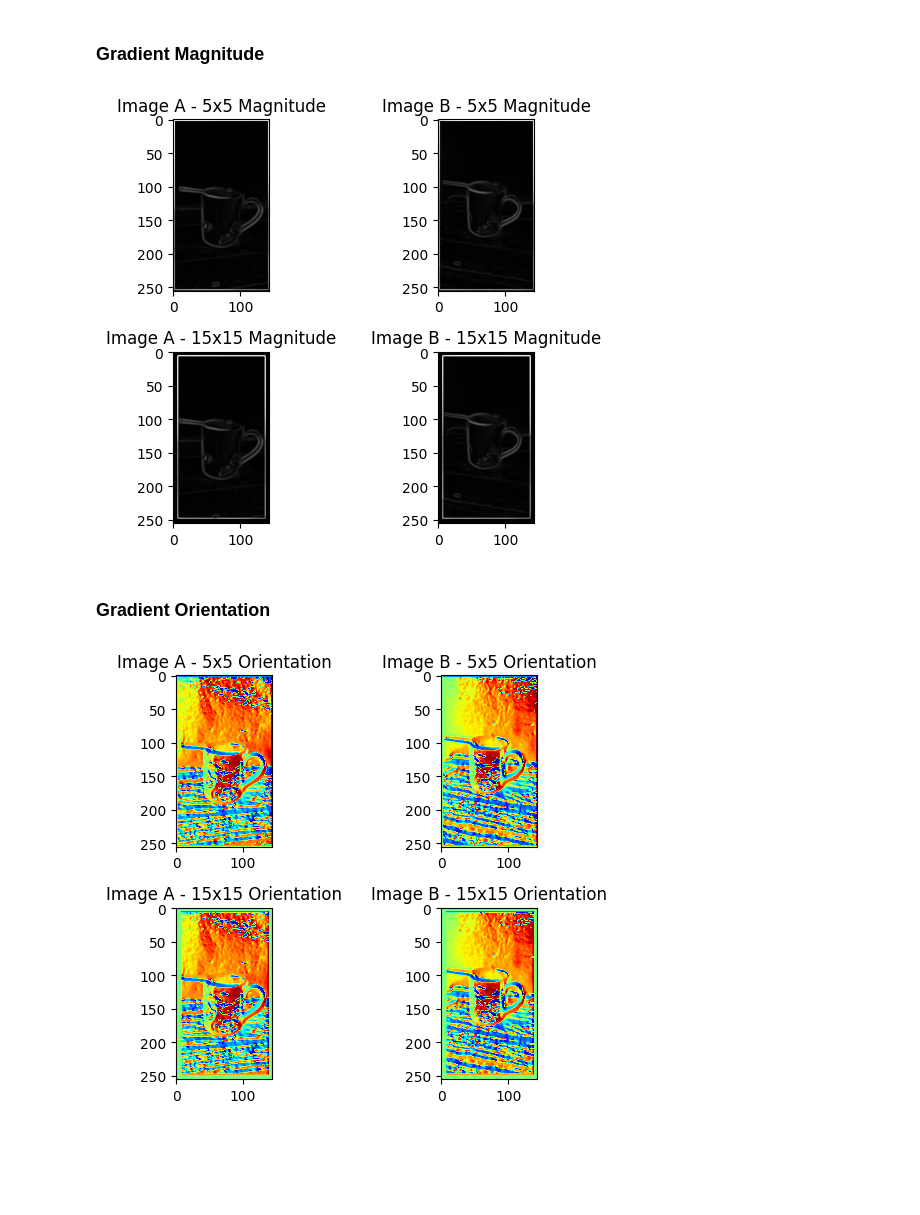
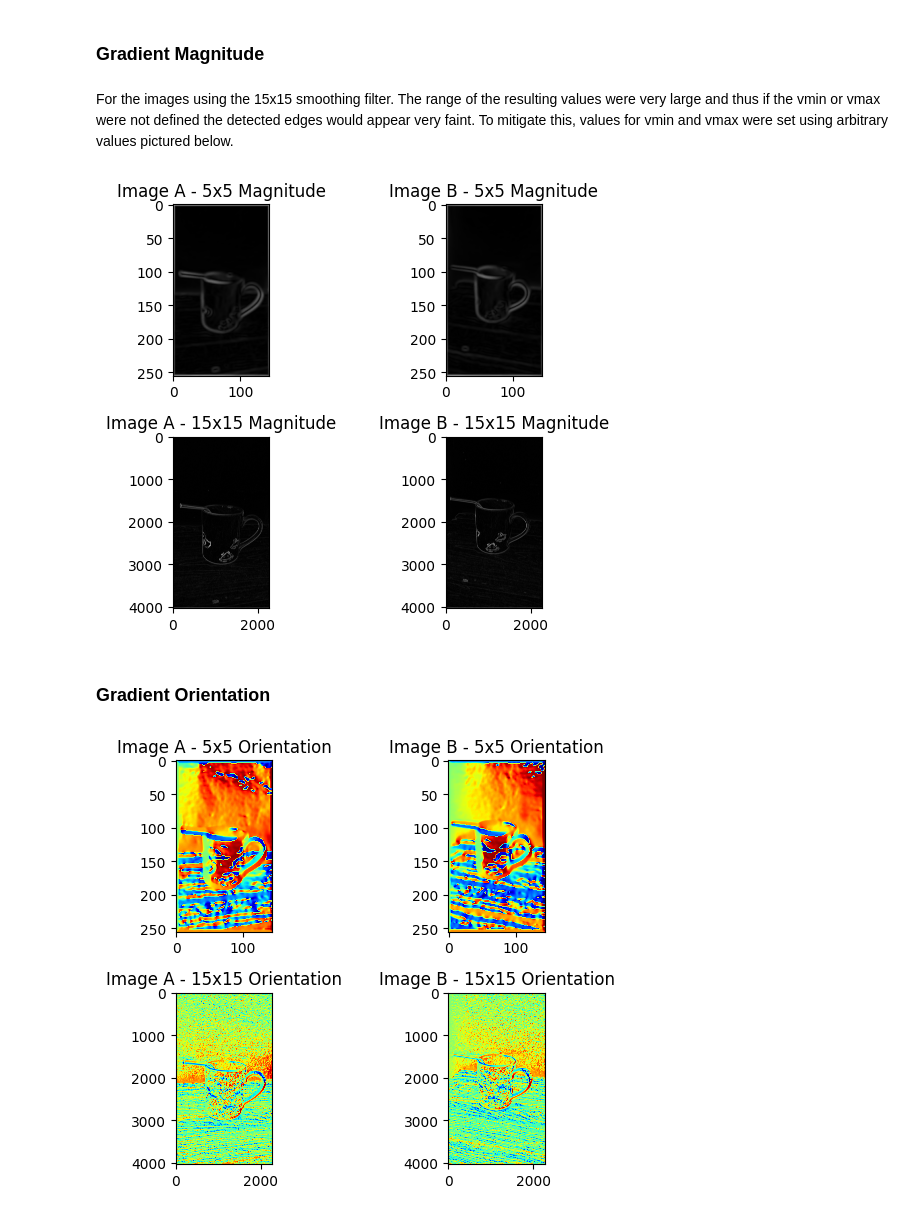
Before and after one commit to anntri2001/ecse415-f24-assignments, a Jupyter notebook: A1/ECSE415_F24_A1_260985522.ipynb, the cells around one changed output. Cells and saved outputs as stored; diff of their text form; code cells hidden in the pictures; blank space fills up the shorter version.

```diff
--- a/A1/ECSE415_F24_A1_260985522.ipynb
+++ b/A1/ECSE415_F24_A1_260985522.ipynb
@@ -164,6 +207,5 @@ plt.show()
 # %%
-# create 15x15 kernel and apply to images
-kernel_fifteen = create_gaussian_kernel(15, 1)
-smooth_A_fifteen = convolve_img(resized_A_gray, kernel_fifteen)
-smooth_B_fifteen = convolve_img(resized_B_gray, kernel_fifteen)
+# apply smoothing 15x15 kernel to original sized grayscale images
+smooth_A_fifteen = convolve_img(gray_A, kernel_fifteen)
+smooth_B_fifteen = convolve_img(gray_B, kernel_fifteen)
 # %%
@@ -198,2 +223,9 @@ plt.show()
 # %% [markdown]
 ### Vertical Edge Sobel FIlter
+# %%
+# initializing a 3x3 sobel filter
+sobel_x = np.array([[-1, -2, 0, 2, 1],
+                    [-2, -3, 0, 3, 2],
+                    [-3, -5, 0, 5, 3],
+                    [-2, -3, 0, 3, 2],
+                    [-1, -2, 0, 2, 1]])
@@ -224,2 +252,8 @@ plt.show()
 # %% [markdown]
 ### Horizontal Edge Sobel Filter
+# %%
+sobel_y = np.array([[1, 2, 3, 2, 1],
+                    [2, 3, 5, 3, 2],
+                    [0, 0, 0, 0, 0],
+                    [-2, -3, -5, -3, -2],
+                    [-1, -2, -3, -2, -1]])
@@ -226,20 +266,12 @@ plt.show()
 # %%
-sobel_y = np.array([[1, 2, 1],
-                    [0, 0, 0],
-                    [-1, -2, -1]])
-
-sobel_y_A_five = convolve_img(smooth_A_five, sobel_y)
-sobel_y_B_five = convolve_img(smooth_B_five, sobel_y)
-sobel_y_A_fifteen = convolve_img(smooth_A_fifteen, sobel_y)
-sobel_y_B_fifteen = convolve_img(smooth_B_fifteen, sobel_y)
-
+# display images
 plt.subplot(221), plt.imshow(sobel_y_A_five, cmap='gray')
 plt.title("Image A - 5x5 Gradient")
 plt.subplot(222), plt.imshow(sobel_y_B_five, cmap='gray')
 plt.title("Image B - 5x5 Gradient")
-plt.subplot(223), plt.imshow(sobel_y_A_fifteen, cmap='gray')
+plt.subplot(223), plt.imshow(sobel_y_A_fifteen, cmap='gray', vmin=-255, vmax=255)
 plt.title("Image A - 15x15 Gradient")
-plt.subplot(224), plt.imshow(sobel_y_B_fifteen, cmap='gray')
+plt.subplot(224), plt.imshow(sobel_y_B_fifteen, cmap='gray', vmin=-255, vmax=255)
 plt.title("Image B - 15x15 Gradient")
 plt.tight_layout()
 plt.show()
@@ -263,22 +301,19 @@ def gradient_magnitude(sobel_x, sobel_y):
+# %% [markdown]
+For the images using the 15x15 smoothing filter. The range of the resulting values were very large and thus if the vmin or vmax were not defined the detected edges would appear very faint. To mitigate this, values for vmin and vmax were set using arbitrary values pictured below.
 # %%
-# apply magnitude function on images
-magnitude_A_five = gradient_magnitude(sobel_x_A_five, sobel_y_A_five)
-magnitude_B_five = gradient_magnitude(sobel_x_B_five, sobel_y_B_five)
-magnitude_A_fifteen = gradient_magnitude(sobel_x_A_fifteen, sobel_y_A_fifteen)
-magnitude_B_fifteen = gradient_magnitude(sobel_x_B_fifteen, sobel_y_B_fifteen)
-
+# display images
 plt.subplot(221), plt.imshow(magnitude_A_five, cmap='gray')
 plt.title("Image A - 5x5 Magnitude")
 plt.subplot(222), plt.imshow(magnitude_B_five, cmap='gray')
 plt.title("Image B - 5x5 Magnitude")
-plt.subplot(223), plt.imshow(magnitude_A_fifteen, cmap='gray')
+plt.subplot(223), plt.imshow(magnitude_A_fifteen, cmap='gray', vmin=0, vmax=512)
 plt.title("Image A - 15x15 Magnitude")
-plt.subplot(224), plt.imshow(magnitude_B_fifteen, cmap='gray')
+plt.subplot(224), plt.imshow(magnitude_B_fifteen, cmap='gray', vmin=0, vmax=512)
 plt.title("Image B - 15x15 Magnitude")
 plt.tight_layout()
 plt.show()
 # %% [output]
-[figure, old version]
+[figure, new version]
 # %% [markdown]
 ### Gradient Orientation
 # %%
@@ -295,10 +336,5 @@ def gradient_orientation(sobel_x, sobel_y):
 # %%
-# apply orientation function to images
-orientation_A_five = gradient_orientation(sobel_x_A_five, sobel_y_A_five)
-orientation_B_five = gradient_orientation(sobel_x_B_five, sobel_y_B_five)
-orientation_A_fifteen = gradient_orientation(sobel_x_A_fifteen, sobel_y_A_fifteen)
-orientation_B_fifteen = gradient_orientation(sobel_x_B_fifteen, sobel_y_B_fifteen)
-
+# display images
 plt.subplot(221), plt.imshow(orientation_A_five, cmap='jet')
 plt.title("Image A - 5x5 Orientation")
 plt.subplot(222), plt.imshow(orientation_B_five, cmap='jet')
@@ -310,4 +346,4 @@ plt.title("Image B - 15x15 Orientation")
 plt.tight_layout()
 plt.show()
 # %% [output]
-[figure, old version]
+[figure, new version]
```
Also changed, not shown: parts of 16 cells of this notebook.
